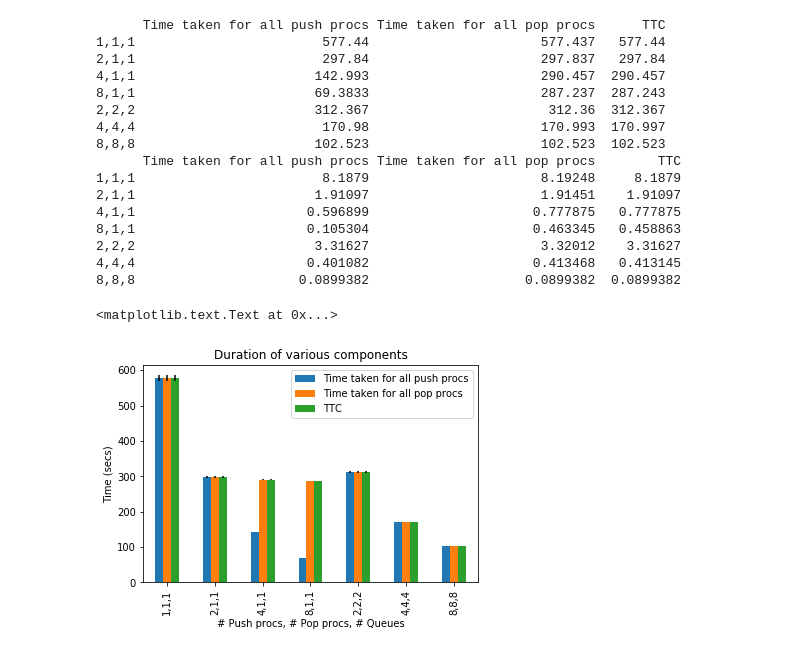
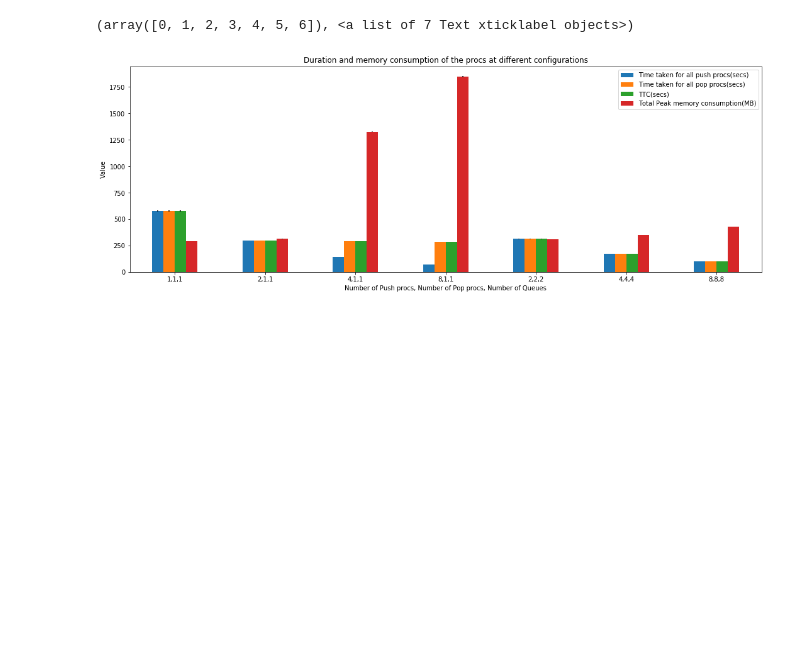
Before and after one commit to radical-cybertools/radical.entk, a Jupyter notebook: design_helpers/procs_throughput/analyzer.ipynb, the cells around one changed output. Cells and saved outputs as stored; diff of their text form; code cells hidden in the pictures; blank space fills up the shorter version.

```diff
--- a/design_helpers/procs_throughput/analyzer.ipynb
+++ b/design_helpers/procs_throughput/analyzer.ipynb
@@ -285,7 +288,11 @@ num_samples = 100
 for num_queues in num_queues_list:
     num_push_procs= num_queues
     num_pop_procs= num_queues
-    get_throughput_plot(num_push_procs, num_pop_procs, num_queues, num_samples)
-    get_queue_push_plot(num_push_procs, num_pop_procs, num_queues, num_samples)
-    get_queue_pop_plot(num_push_procs, num_pop_procs, num_queues, num_samples)
+
+    fig, axes = plt.subplots(1,3)
+    fig.set_size_inches(30, 6)
+
+    get_throughput_plot(num_push_procs, num_pop_procs, num_queues, num_samples,axes[0])
+    get_queue_push_plot(num_push_procs, num_pop_procs, num_queues, num_samples,axes[1])
+    get_queue_pop_plot(num_push_procs, num_pop_procs, num_queues, num_samples, axes[2])
 # %% [output]
@@ -340,6 +339,7 @@ def fill_timing_data(df, df_err, num_push_procs, num_pop_procs, num_queues):
                 if cur_time > max_push:
                     max_push = cur_time
 
+            mem_cons[i] += float(line.strip().split(' ')[3].strip())
 
         pop_data = glob.glob('%s/pop*.txt'%DATA)
 
@@ -365,20 +365,24 @@ def fill_timing_data(df, df_err, num_push_procs, num_pop_procs, num_queues):
                 if cur_time > max_pop:
                     max_pop = cur_time
 
+            mem_cons[i] += float(line.strip().split(' ')[3].strip())
+
         time_taken_push_procs[i] =  max_push - min_push
         time_taken_pop_procs[i] =  max_pop - min_pop
         ttc[i] = max(max_pop,max_push) - min(min_pop, min_push)
 
     vals = [np.mean(time_taken_push_procs),
             np.mean(time_taken_pop_procs),
-            np.mean(ttc)]
+            np.mean(ttc),
+            np.mean(mem_cons)]
 
     #print df.loc['%s,%s,%s'%(num_push_procs, num_pop_procs, num_queues)]
     df.loc['%s,%s,%s'%(num_push_procs, num_pop_procs, num_queues)] = vals
 
     vals = [np.std(time_taken_push_procs),
             np.std(time_taken_pop_procs),
-            np.std(ttc)]
+            np.std(ttc),
+            np.std(mem_cons)]
 
     df_err.loc['%s,%s,%s'%(num_push_procs, num_pop_procs, num_queues)] = vals
 
@@ -389,7 +393,7 @@ num_push_procs_list = [1,2,4,8]
 num_pop_procs = 1
 num_queues = 1
 
-cols = ['Time taken for all push procs','Time taken for all pop procs','TTC']
+cols = ['Time taken for all push procs','Time taken for all pop procs','TTC', 'Total Peak memory consumption']
 index = ['%s,1,1'%i for i in num_push_procs_list]
 #index = []
 index.extend(['%s,%s,%s'%(i,i,i) for i in num_push_procs_list[1:]])
@@ -405,28 +409,25 @@ for num_push_procs in num_push_procs_list:
     num_queues = num_push_procs
     df, df_err = fill_timing_data(df, df_err, num_push_procs, num_pop_procs, num_queues)
 # %%
-print df
-print df_err
-ax = df.plot(kind='bar', yerr=df_err, title='Duration of various components', use_index = True)
+#print df
+#print df_err
 
-ax.set_xlabel('# Push procs, # Pop procs, # Queues')
-ax.set_ylabel('Time (secs)')
+fig,ax = plt.subplots(1,1)
+fig.set_size_inches(18,6)
+ax = df.plot(ax=ax, kind='bar', yerr=df_err, title='Duration and memory consumption of the procs at different configurations', use_index = True)
+
+ax.set_xlabel('Number of Push procs, Number of Pop procs, Number of Queues')
+ax.set_ylabel('Value')
+
+patches, labels = ax.get_legend_handles_labels()
+
+labels[0] += '(secs)'
+labels[1] += '(secs)'
+labels[2] += '(secs)'
+labels[3] += '(MB)'
+
+ax.legend(patches, labels, loc='best')
+plt.xticks(rotation=0)
 # %% [output]
-      Time taken for all push procs Time taken for all pop procs      TTC
-1,1,1                        577.44                      577.437   577.44
-2,1,1                        297.84                      297.837   297.84
-4,1,1                       142.993                      290.457  290.457
-8,1,1                       69.3833                      287.237  287.243
-2,2,2                       312.367                       312.36  312.367
-4,4,4                        170.98                      170.993  170.997
-8,8,8                       102.523                      102.523  102.523
-      Time taken for all push procs Time taken for all pop procs        TTC
-1,1,1                        8.1879                      8.19248     8.1879
-2,1,1                       1.91097                      1.91451    1.91097
-4,1,1                      0.596899                     0.777875   0.777875
-8,1,1                      0.105304                     0.463345   0.458863
-2,2,2                       3.31627                      3.32012    3.31627
-4,4,4                      0.401082                     0.413468   0.413145
-8,8,8                     0.0899382                    0.0899382  0.0899382
+(array([0, 1, 2, 3, 4, 5, 6]), <a list of 7 Text xticklabel objects>)
-<matplotlib.text.Text at 0x...>
-[figure, old version]
+[figure, new version]
```
Also changed, not shown: parts of 8 cells of this notebook.
